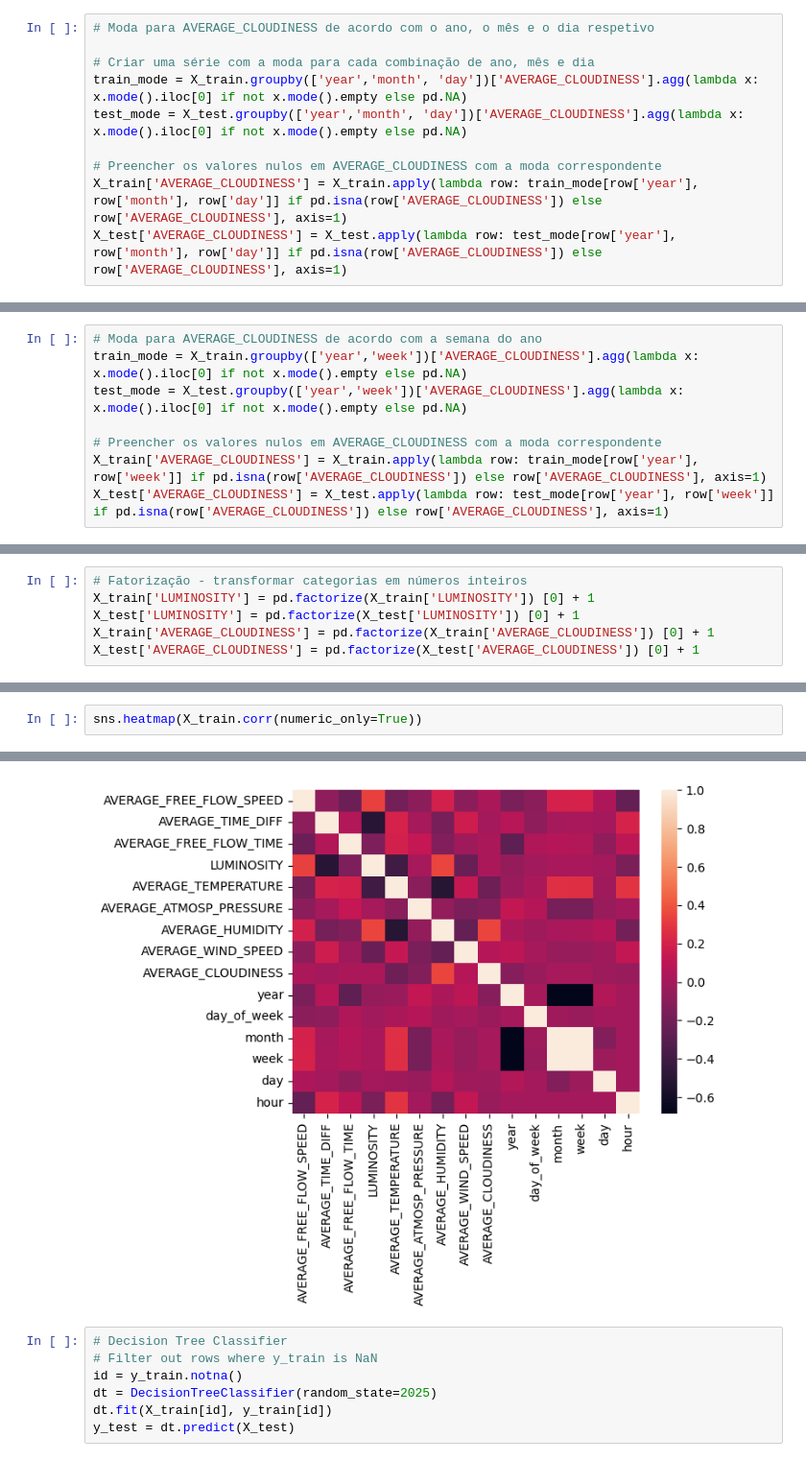
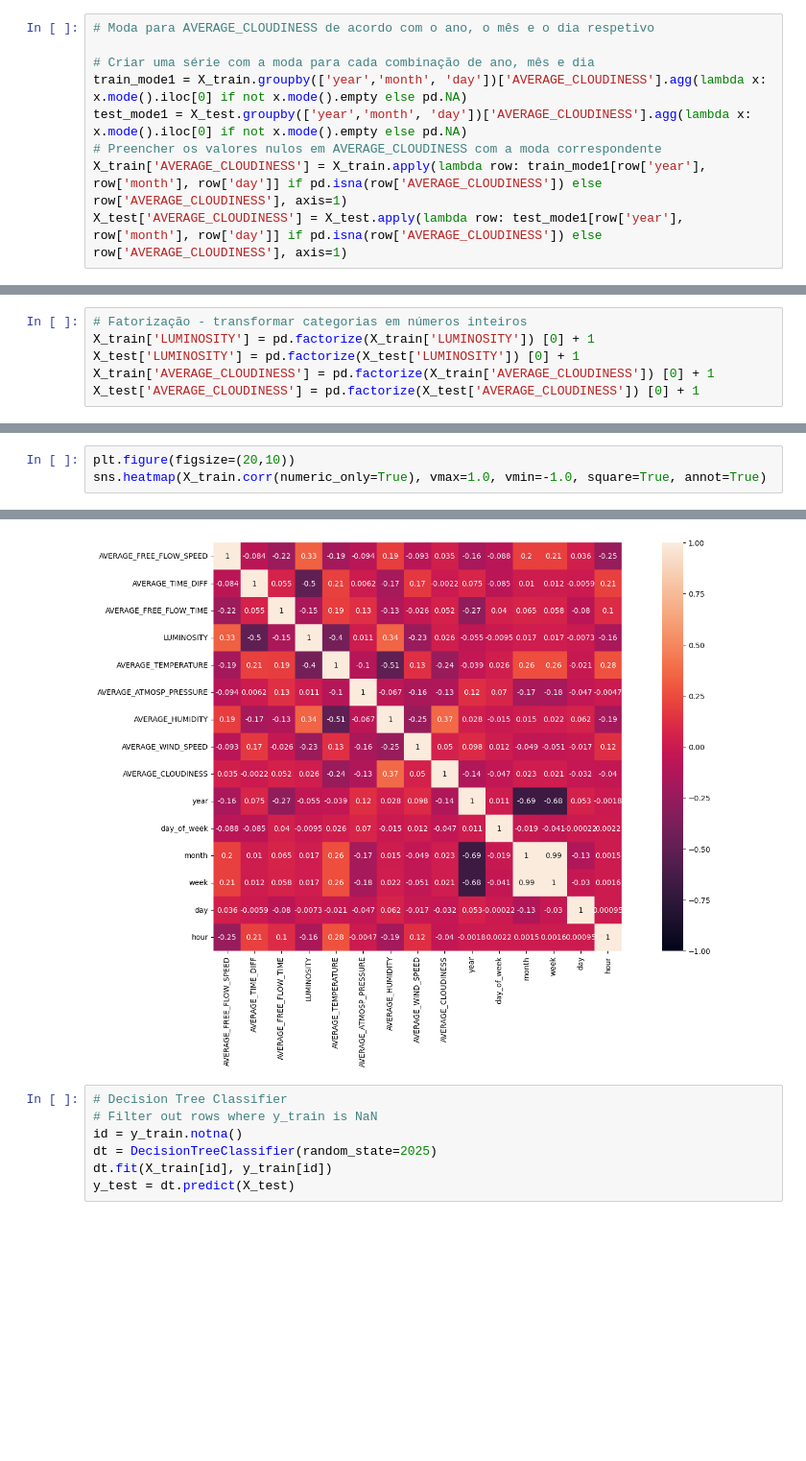
Before and after one commit to GuilhermeLobo225/DAA, a Jupyter notebook: Project.ipynb, the cells around one changed output, grey strips where cells are left out. Shown: that part at 96% size. Drawn from its saved outputs; the diff is of its cells as text; blank space fills up the shorter version.

```diff
--- a/Project.ipynb
+++ b/Project.ipynb
@@ -275,12 +275,11 @@ dtype: int64
 # Moda para AVERAGE_CLOUDINESS de acordo com o ano, o mês e o dia respetivo
 
 # Criar uma série com a moda para cada combinação de ano, mês e dia
-train_mode = X_train.groupby(['year','month', 'day'])['AVERAGE_CLOUDINESS'].agg(lambda x: x.mode().iloc[0] if not x.mode().empty else pd.NA)
-test_mode = X_test.groupby(['year','month', 'day'])['AVERAGE_CLOUDINESS'].agg(lambda x: x.mode().iloc[0] if not x.mode().empty else pd.NA)
-
+train_mode1 = X_train.groupby(['year','month', 'day'])['AVERAGE_CLOUDINESS'].agg(lambda x: x.mode().iloc[0] if not x.mode().empty else pd.NA)
+test_mode1 = X_test.groupby(['year','month', 'day'])['AVERAGE_CLOUDINESS'].agg(lambda x: x.mode().iloc[0] if not x.mode().empty else pd.NA)
 # Preencher os valores nulos em AVERAGE_CLOUDINESS com a moda correspondente
-X_train['AVERAGE_CLOUDINESS'] = X_train.apply(lambda row: train_mode[row['year'], row['month'], row['day']] if pd.isna(row['AVERAGE_CLOUDINESS']) else row['AVERAGE_CLOUDINESS'], axis=1)
-X_test['AVERAGE_CLOUDINESS'] = X_test.apply(lambda row: test_mode[row['year'], row['month'], row['day']] if pd.isna(row['AVERAGE_CLOUDINESS']) else row['AVERAGE_CLOUDINESS'], axis=1)
+X_train['AVERAGE_CLOUDINESS'] = X_train.apply(lambda row: train_mode1[row['year'], row['month'], row['day']] if pd.isna(row['AVERAGE_CLOUDINESS']) else row['AVERAGE_CLOUDINESS'], axis=1)
+X_test['AVERAGE_CLOUDINESS'] = X_test.apply(lambda row: test_mode1[row['year'], row['month'], row['day']] if pd.isna(row['AVERAGE_CLOUDINESS']) else row['AVERAGE_CLOUDINESS'], axis=1)
 # %%
 X_train.isna().sum()
 # %% [output]
@@ -300,11 +299,3 @@ week                         0
 day                          0
 hour                         0
 dtype: int64
-# %%
-# Moda para AVERAGE_CLOUDINESS de acordo com a semana do ano
-train_mode = X_train.groupby(['year','week'])['AVERAGE_CLOUDINESS'].agg(lambda x: x.mode().iloc[0] if not x.mode().empty else pd.NA)
-test_mode = X_test.groupby(['year','week'])['AVERAGE_CLOUDINESS'].agg(lambda x: x.mode().iloc[0] if not x.mode().empty else pd.NA)
-
-# Preencher os valores nulos em AVERAGE_CLOUDINESS com a moda correspondente
-X_train['AVERAGE_CLOUDINESS'] = X_train.apply(lambda row: train_mode[row['year'], row['week']] if pd.isna(row['AVERAGE_CLOUDINESS']) else row['AVERAGE_CLOUDINESS'], axis=1)
-X_test['AVERAGE_CLOUDINESS'] = X_test.apply(lambda row: test_mode[row['year'], row['week']] if pd.isna(row['AVERAGE_CLOUDINESS']) else row['AVERAGE_CLOUDINESS'], axis=1)
@@ -342,8 +314,9 @@ plt.show()
 # %%
-sns.heatmap(X_train.corr(numeric_only=True))
+plt.figure(figsize=(20,10))
+sns.heatmap(X_train.corr(numeric_only=True), vmax=1.0, vmin=-1.0, square=True, annot=True)
 # %% [output]
 <Axes: >
-[figure, old version]
+[figure, new version]
 # %%
 # Decision Tree Classifier
 # Filter out rows where y_train is NaN
```
Also changed, not shown: parts of 2 cells of this notebook, 4 other files.
